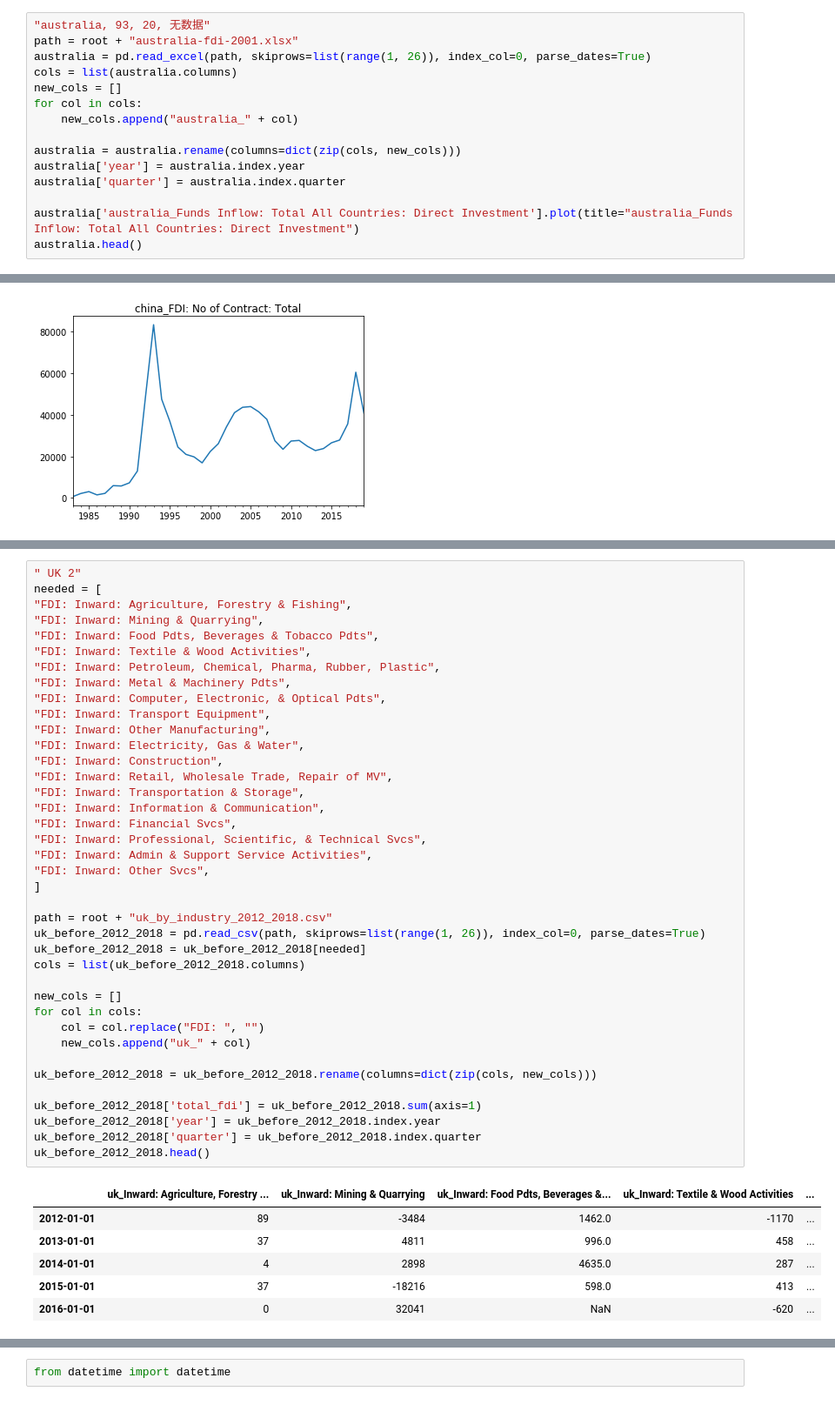
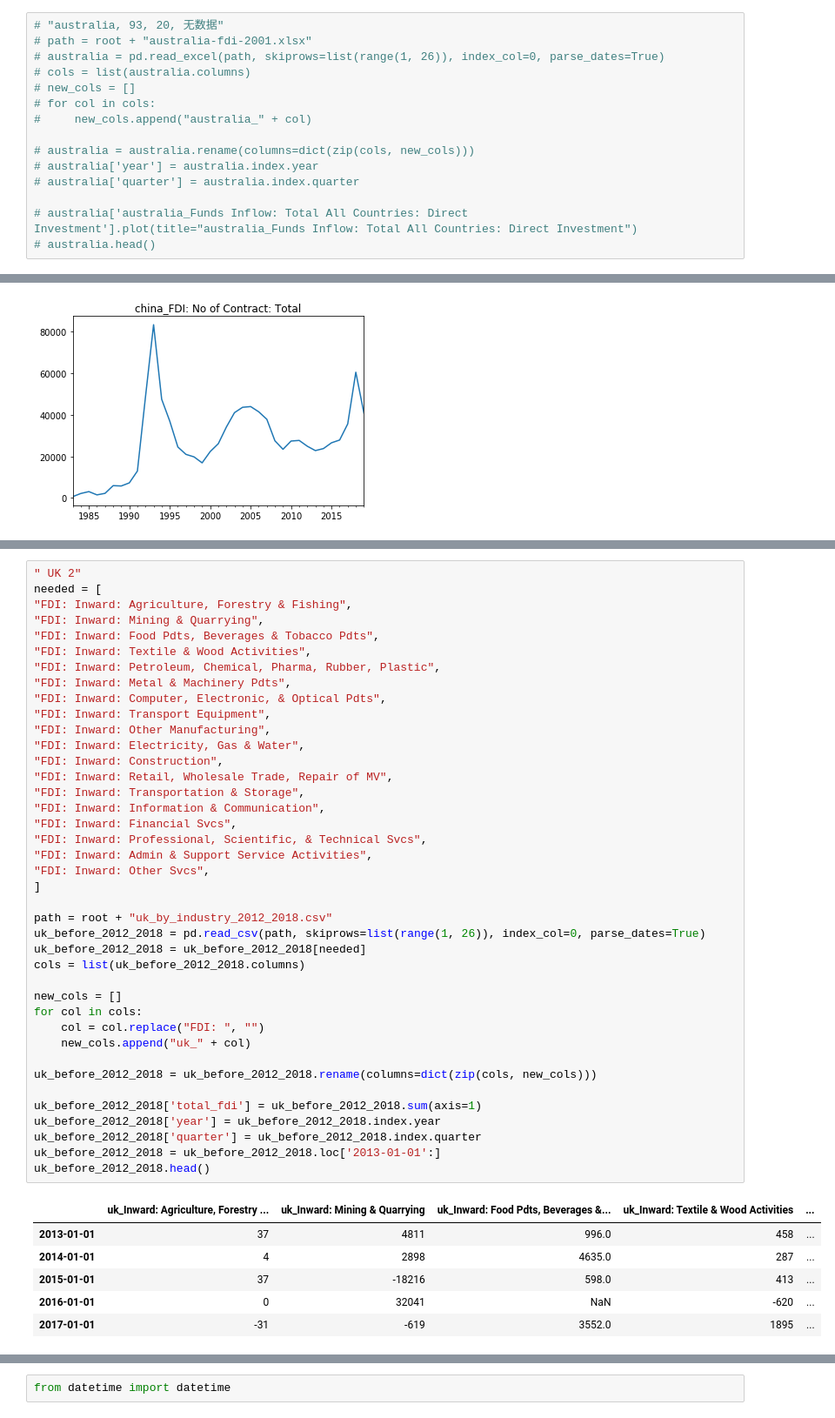
Before and after one commit to rui-yan/C1-datathon, a Jupyter notebook: adam/fdi.ipynb, the cells around one changed output, grey strips where cells are left out. Shown: that part at 87% size. Cells and saved outputs as stored; diff of their text form.

```diff
--- a/adam/fdi.ipynb
+++ b/adam/fdi.ipynb
@@ -222,15 +287,15 @@ year_brazil['brazil_(DC)FDI: Equity Capital (EC): Total'].plot(title="brazil_(DC
 # %%
-"australia, 93, 20, 无数据"
-path = root + "australia-fdi-2001.xlsx"
-australia = pd.read_excel(path, skiprows=list(range(1, 26)), index_col=0, parse_dates=True)
-cols = list(australia.columns)
-new_cols = []
-for col in cols:
-    new_cols.append("australia_" + col)
+# "australia, 93, 20, 无数据"
+# path = root + "australia-fdi-2001.xlsx"
+# australia = pd.read_excel(path, skiprows=list(range(1, 26)), index_col=0, parse_dates=True)
+# cols = list(australia.columns)
+# new_cols = []
+# for col in cols:
+#     new_cols.append("australia_" + col)
 
-australia = australia.rename(columns=dict(zip(cols, new_cols)))
-australia['year'] = australia.index.year
-australia['quarter'] = australia.index.quarter
+# australia = australia.rename(columns=dict(zip(cols, new_cols)))
+# australia['year'] = australia.index.year
+# australia['quarter'] = australia.index.quarter
 
-australia['australia_Funds Inflow: Total All Countries: Direct Investment'].plot(title="australia_Funds Inflow: Total All Countries: Direct Investment")
-australia.head()
+# australia['australia_Funds Inflow: Total All Countries: Direct Investment'].plot(title="australia_Funds Inflow: Total All Countries: Direct Investment")
+# australia.head()
@@ -332,38 +386,39 @@ needed = [
 "FDI: Inward: Other Manufacturing",
 "FDI: Inward: Electricity, Gas & Water",
 "FDI: Inward: Construction",
 "FDI: Inward: Retail, Wholesale Trade, Repair of MV",
 "FDI: Inward: Transportation & Storage",
 "FDI: Inward: Information & Communication",
 "FDI: Inward: Financial Svcs",
 "FDI: Inward: Professional, Scientific, & Technical Svcs",
 "FDI: Inward: Admin & Support Service Activities",
 "FDI: Inward: Other Svcs",
 ]
 
 path = root + "uk_by_industry_2012_2018.csv"
 uk_before_2012_2018 = pd.read_csv(path, skiprows=list(range(1, 26)), index_col=0, parse_dates=True)
 uk_before_2012_2018 = uk_before_2012_2018[needed]
 cols = list(uk_before_2012_2018.columns)
 
 new_cols = []
 for col in cols:
     col = col.replace("FDI: ", "")
     new_cols.append("uk_" + col)
 
 uk_before_2012_2018 = uk_before_2012_2018.rename(columns=dict(zip(cols, new_cols)))
 
 uk_before_2012_2018['total_fdi'] = uk_before_2012_2018.sum(axis=1)
 uk_before_2012_2018['year'] = uk_before_2012_2018.index.year
 uk_before_2012_2018['quarter'] = uk_before_2012_2018.index.quarter
+uk_before_2012_2018 = uk_before_2012_2018.loc['2013-01-01':]
 uk_before_2012_2018.head()
 # %% [output]
 |  | uk_Inward: Agriculture, Forestry ... | uk_Inward: Mining & Quarrying | uk_Inward: Food Pdts, Beverages &... | uk_Inward: Textile & Wood Activities | ... |
-| 2012-01-01 | 89 | -3484 | 1462.0 | -1170 | ... |
 | 2013-01-01 | 37 | 4811 | 996.0 | 458 | ... |
 | 2014-01-01 | 4 | 2898 | 4635.0 | 287 | ... |
 | 2015-01-01 | 37 | -18216 | 598.0 | 413 | ... |
 | 2016-01-01 | 0 | 32041 | NaN | -620 | ... |
+| 2017-01-01 | -31 | -619 | 3552.0 | 1895 | ... |
 5 rows × 21 columns
 # %%
 " UK 3"
```
Also changed, not shown: parts of 43 cells of this notebook, 21 other files.
